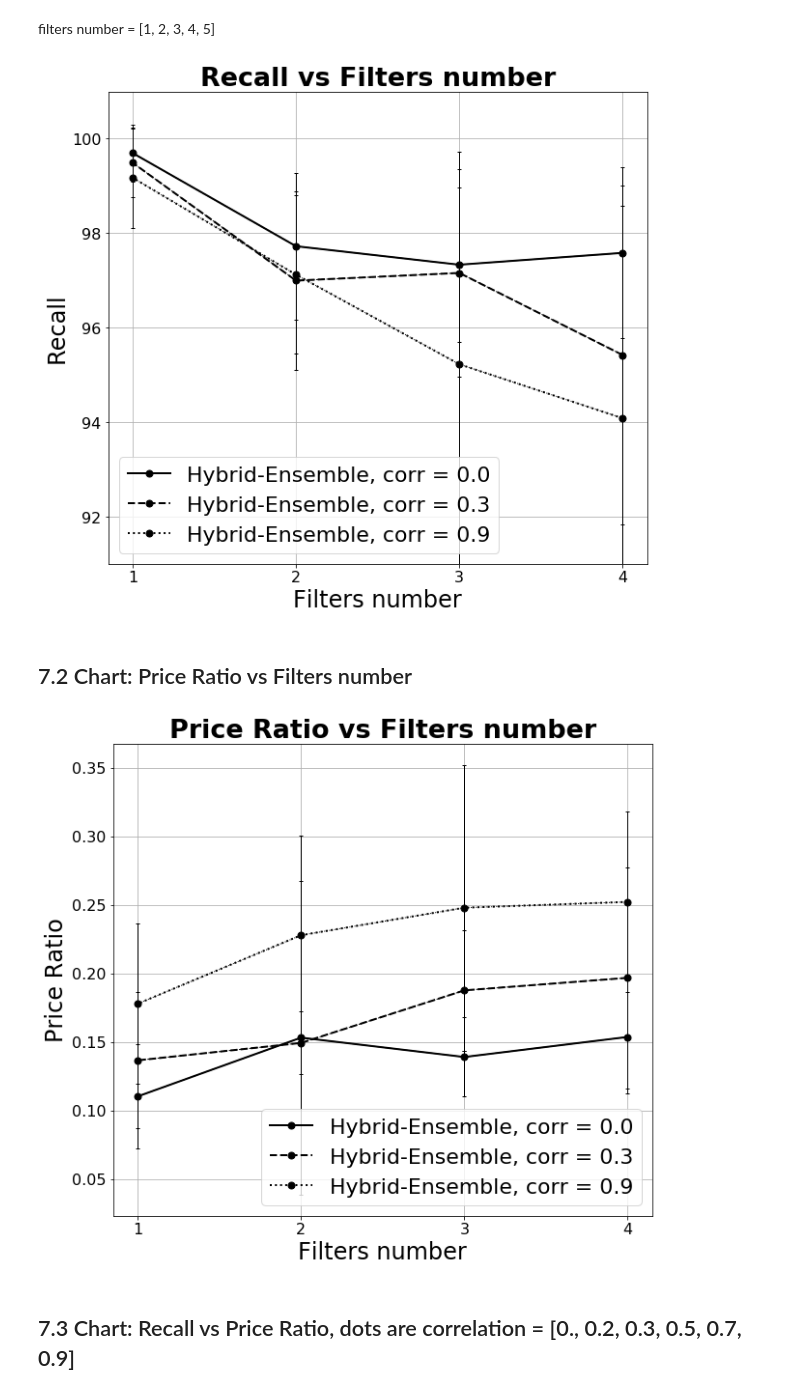
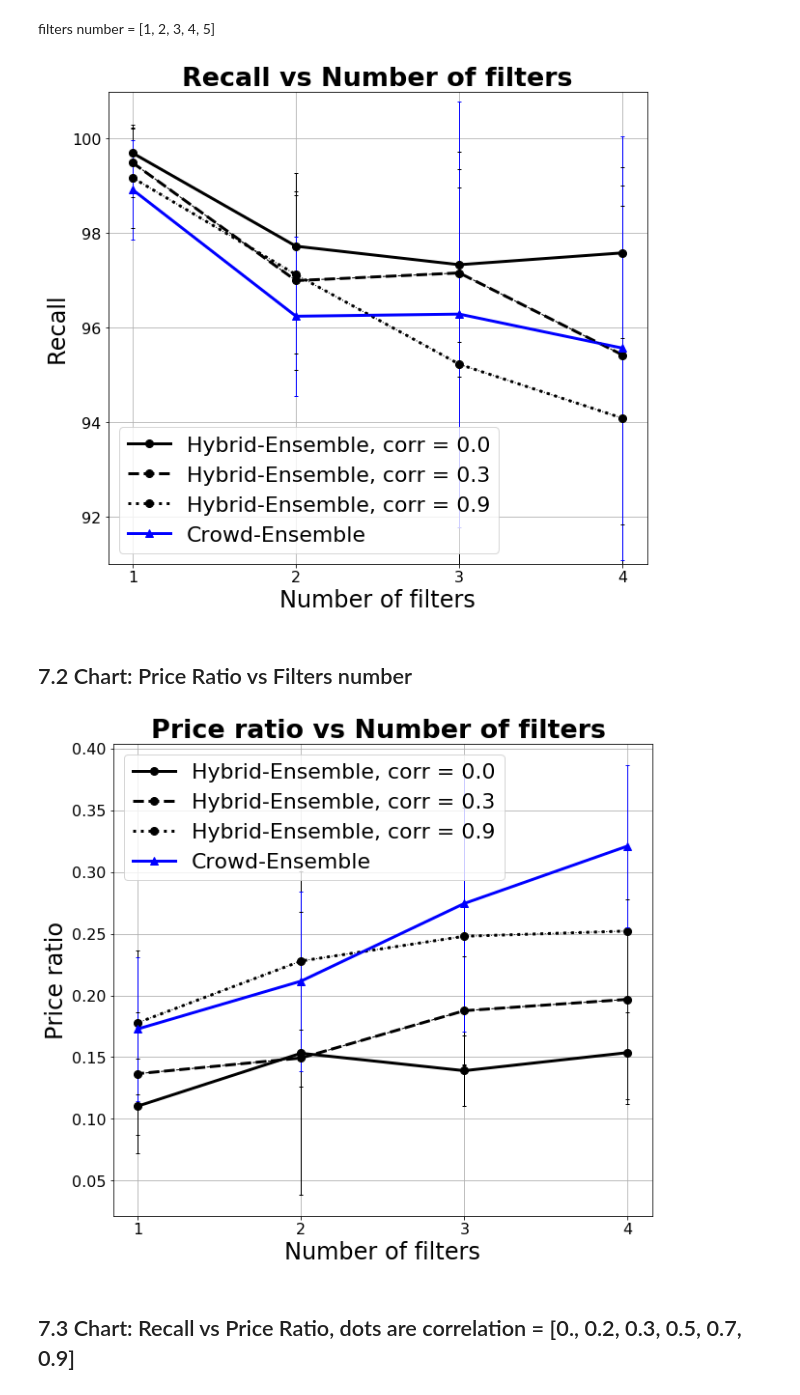
Before and after one commit to Evgeneus/crowd-machine-collaboration-for-item-screening, a Jupyter notebook: data/visualisation_scripts/ hybrid_algorithm_evaluation.ipynb, the cells around one changed output. Cells and saved outputs as stored; diff of their text form; code cells hidden in the pictures.

Commit message:
data/fig5 filters num add data

```diff
--- a/data/visualisation_scripts/ hybrid_algorithm_evaluation.ipynb
+++ b/data/visualisation_scripts/ hybrid_algorithm_evaluation.ipynb
@@ -32,8 +32,8 @@ from operator import truediv
 title_size = 27
 axes_size = 24
 legend_size = 22
-marker_size= 7
-line_width = 2
+marker_size= 8
+line_width = 3
 label_size = 16
 err_line_width = 1
 caps_size=2
@@ -489,62 +489,62 @@ for corr, s in zip([0., 0.3, 0.9], ['-', '--', ':']):
     plt.plot(x, y, label='Hybrid-Ensemble, corr = {}'.format(corr), marker='o', color='black', linestyle=s, linewidth=line_width, markersize=marker_size)
     plt.errorbar(x, y, yerr=err, color='black', linestyle=s, capsize=caps_size, linewidth=err_line_width)
 
-# y = data.loc[(data['algorithm'] == 'Crowd-Ensemble') & (data['corr'] == 0.)]['recall'].values
-# err2 = data.loc[(data['algorithm'] == 'Crowd-Ensemble') & (data['corr'] == 0.)]['recall_std'].values
-# plt.plot(x, y, label='Crowd-Ensemble', marker='^', color='blue', linewidth=line_width, markersize=marker_size)
-# err2 = list(map(truediv, err2, x))
-# plt.errorbar(x, y, yerr=err, color='blue', capsize=caps_size, linewidth=err_line_width)
+y = data.loc[(data['algorithm'] == 'Crowd-Ensemble') & (data['corr'] == 0.)]['recall'].values
+err2 = data.loc[(data['algorithm'] == 'Crowd-Ensemble') & (data['corr'] == 0.)]['recall_std'].values
+plt.plot(x, y, label='Crowd-Ensemble', marker='^', color='blue', linewidth=line_width, markersize=marker_size)
+err2 = list(map(truediv, err2, x))
+plt.errorbar(x, y, yerr=err, color='blue', capsize=caps_size, linewidth=err_line_width)
 
 
 
-plt.title('Recall vs Filters number', size=title_size, fontweight='bold')
+plt.title('Recall vs Number of filters', size=title_size, fontweight='bold')
 plt.ylabel('Recall', size=axes_size)
-plt.xlabel('Filters number', size=axes_size)
+plt.xlabel('Number of filters', size=axes_size)
 plt.ylim((91., 101))
 plt.legend(fontsize = legend_size)
 plt.xticks(x)
 plt.grid()
 plt.tick_params(axis='both', which='major', labelsize=label_size)
-# fig.savefig('figX.png', format='png', dpi=500)
+# fig.savefig('recall_filters_num.png', format='png', dpi=500)
 # %% [output]
-[figure, old version]
+[figure, new version]
 # %% [markdown]
 ## 7.2 Chart: Price Ratio vs Filters number
 # %%
 data = pd.read_csv('../output_data/fig5_filters_num.csv')
 
 data['price_mean'] /= 20
 data['price_std'] /= 20
 
 fig, ax = plt.subplots(figsize=fig_size)
 
 x = data['filters_num'].unique()
 for corr, s in zip([0., 0.3, 0.9], ['-', '--', ':']):
     y = data.loc[(data['algorithm'] == 'Hybrid-Ensemble') & (data['corr'] == corr)]['price_mean'].values
     err = data.loc[(data['algorithm'] == 'Hybrid-Ensemble') & (data['corr'] == corr)]['price_std'].values
     plt.plot(x, y, label='Hybrid-Ensemble, corr = {}'.format(corr), marker='o', color='black', linestyle=s, linewidth=line_width, markersize=marker_size)
     plt.errorbar(x, y, yerr=err, color='black', linestyle=s, capsize=caps_size, linewidth=err_line_width)
 
-# y = data.loc[(data['algorithm'] == 'Crowd-Ensemble') & (data['corr'] == 0.)]['price_mean'].values
-# err2 = data.loc[(data['algorithm'] == 'Crowd-Ensemble') & (data['corr'] == 0.)]['price_std'].values
-# plt.plot(x, y, label='Crowd-Ensemble', marker='^', color='blue', linewidth=line_width, markersize=marker_size)
-# err2 = list(map(truediv, err2, x))
-# plt.errorbar(x, y, yerr=err, color='blue', capsize=caps_size, linewidth=err_line_width)
+y = data.loc[(data['algorithm'] == 'Crowd-Ensemble') & (data['corr'] == 0.)]['price_mean'].values
+err2 = data.loc[(data['algorithm'] == 'Crowd-Ensemble') & (data['corr'] == 0.)]['price_std'].values
+plt.plot(x, y, label='Crowd-Ensemble', marker='^', color='blue', linewidth=line_width, markersize=marker_size)
+err2 = list(map(truediv, err2, x))
+plt.errorbar(x, y, yerr=err, color='blue', capsize=caps_size, linewidth=err_line_width)
 
 
 
-plt.title('Price Ratio vs Filters number', size=title_size, fontweight='bold')
-plt.ylabel('Price Ratio', size=axes_size)
-plt.xlabel('Filters number', size=axes_size)
+plt.title('Price ratio vs Number of filters ', size=title_size, fontweight='bold')
+plt.ylabel('Price ratio', size=axes_size)
+plt.xlabel('Number of filters', size=axes_size)
 plt.xticks(x)
 # plt.ylim((91., 101))
 plt.legend(fontsize = legend_size)
 plt.xticks(x)
 plt.grid()
 plt.tick_params(axis='both', which='major', labelsize=label_size)
 # fig.savefig('figX.png', format='png', dpi=500)
 # %% [output]
-[figure, old version]
+[figure, new version]
 # %% [markdown]
 ## 7.3 Chart: Recall vs Price Ratio, dots are correlation = [0., 0.2, 0.3, 0.5, 0.7, 0.9]
 # %%
```
Also changed, not shown: parts of 12 cells of this notebook, 1 other file.
